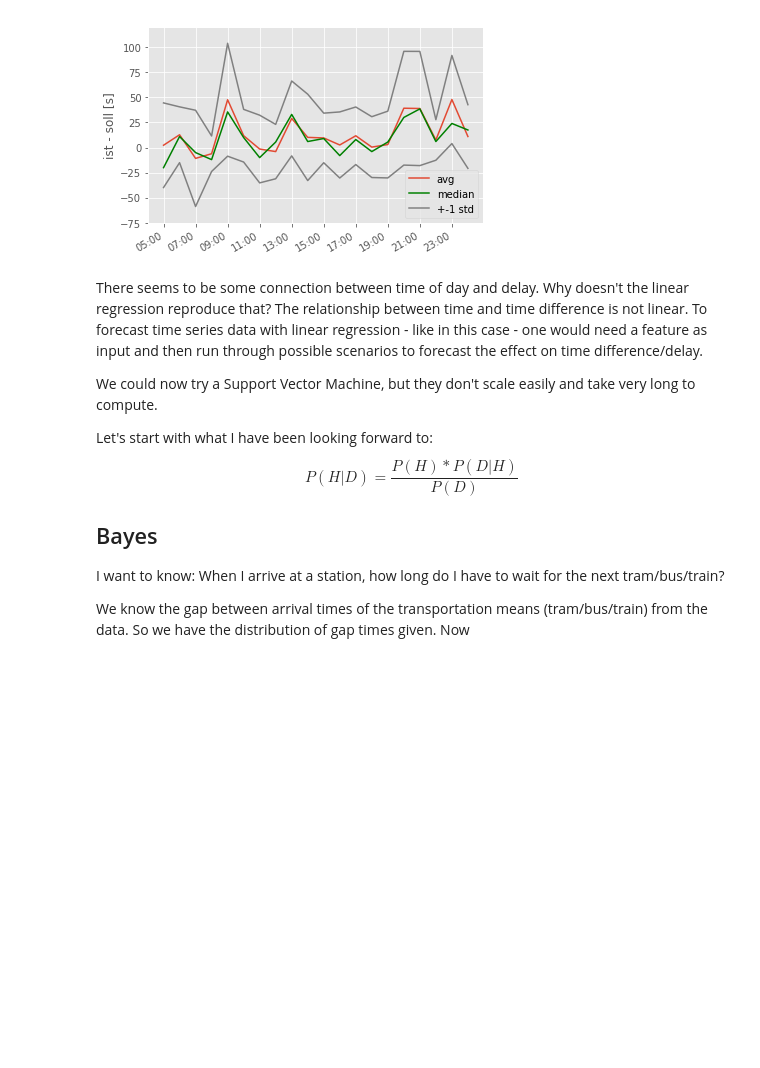
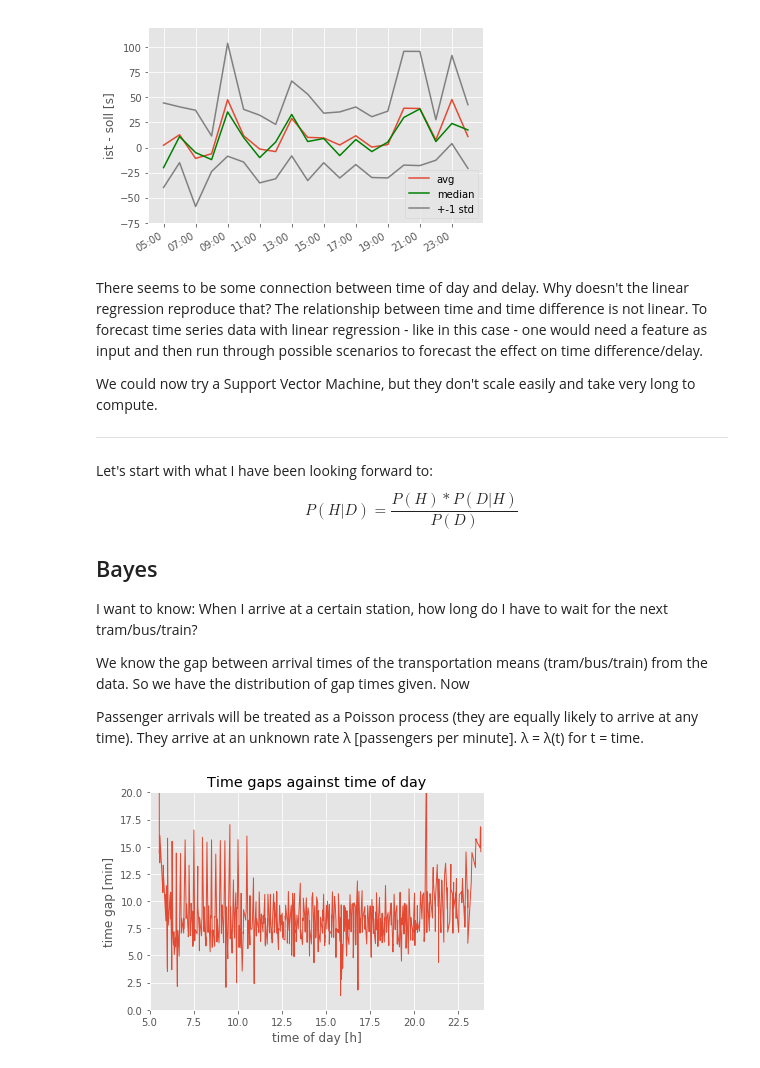
Before and after one commit to fdelia/VBZ-Fahrzeiten, a Jupyter notebook: VBZ Fahrzeiten Prediction.ipynb, the cells around one changed output. Drawn from its saved outputs; the diff is of its cells as text; code cells hidden in the pictures; blank space fills up the shorter version.

```diff
--- a/VBZ Fahrzeiten Prediction.ipynb
+++ b/VBZ Fahrzeiten Prediction.ipynb
@@ -206,12 +206,16 @@ plt.show()
 There seems to be some connection between time of day and delay. Why doesn't the linear regression reproduce that? The relationship between time and time difference is not linear. To forecast time series data with linear regression - like in this case - one would need a feature as input and then run through possible scenarios to forecast the effect on time difference/delay.
 
 We could now try a Support Vector Machine, but they don't scale easily and take very long to compute.
+
+---
 
 Let's start with what I have been looking forward to:
 $$P(H|D) = \frac{P(H) * P(D|H)}{P(D)}$$
 
 ## Bayes
 
-I want to know: When I arrive at a station, how long do I have to wait for the next tram/bus/train?
+I want to know: When I arrive at a certain station, how long do I have to wait for the next tram/bus/train?
 
 We know the gap between arrival times of the transportation means (tram/bus/train) from the data. So we have the distribution of gap times given. Now
+
+Passenger arrivals will be treated as a Poisson process (they are equally likely to arrive at any time). They arrive at an unknown rate λ [passengers per minute]. λ = λ(t) for t = time.
@@ -224,0 +268,12 @@ selection = df[(df['halt_id_von'] == halt_id) & (df['linie'] == linie)]
+# %%
+toHours = numpy.vectorize(lambda x: float(x)/3600)
+
+plt.xlabel('time of day [h]')
+plt.ylabel('time gap [min]')
+plt.title('Time gaps against time of day')
+plt.gca().set_ylim([0, 20]) # Because of outliers
+plt.gca().set_xlim([5, 24])
+plt.plot(toHours(times), gaps_mins, linewidth=1)
+plt.show()
+# %% [output]
+[figure, added]
```
Also changed, not shown: parts of 2 cells of this notebook.
